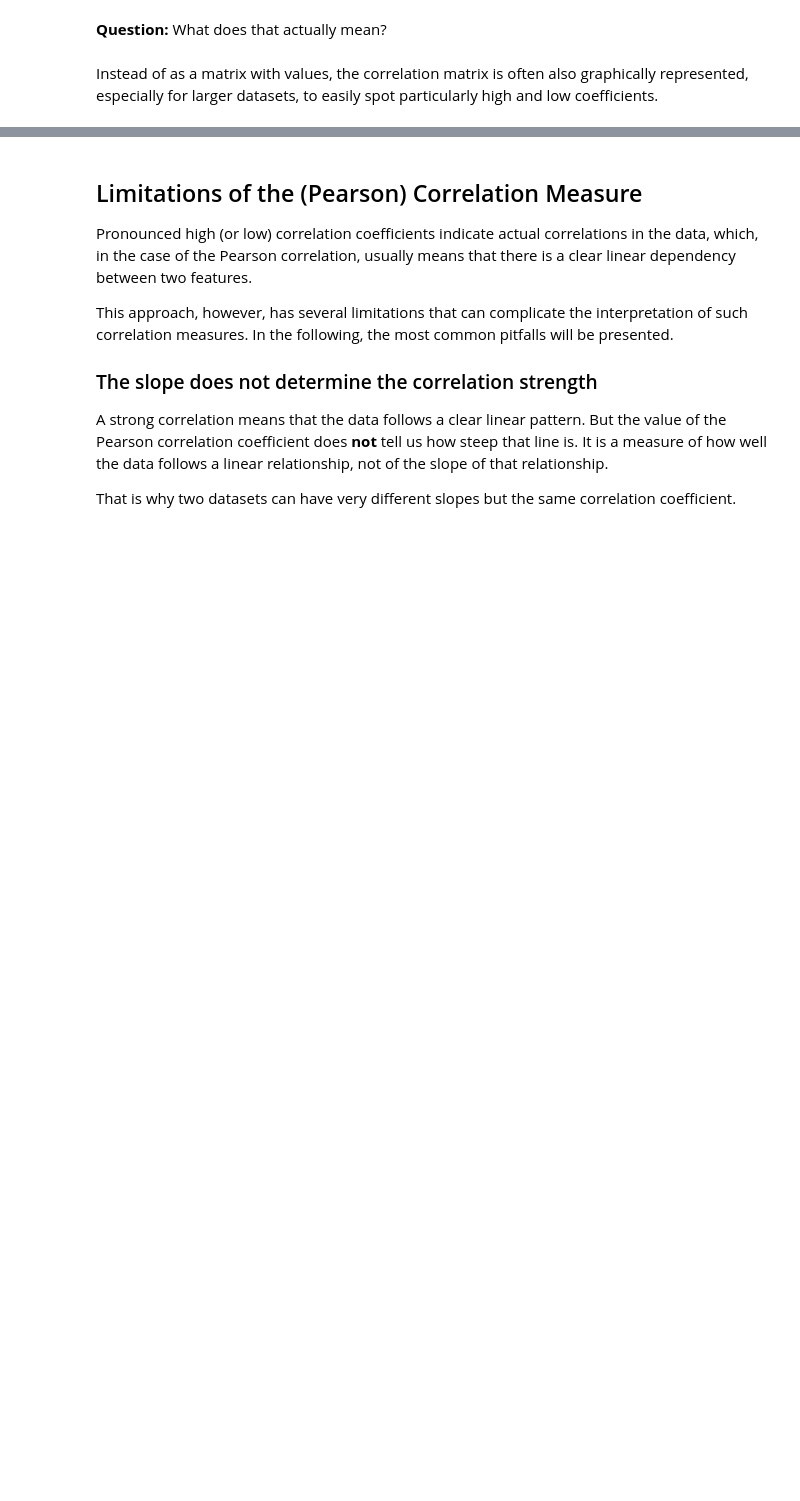
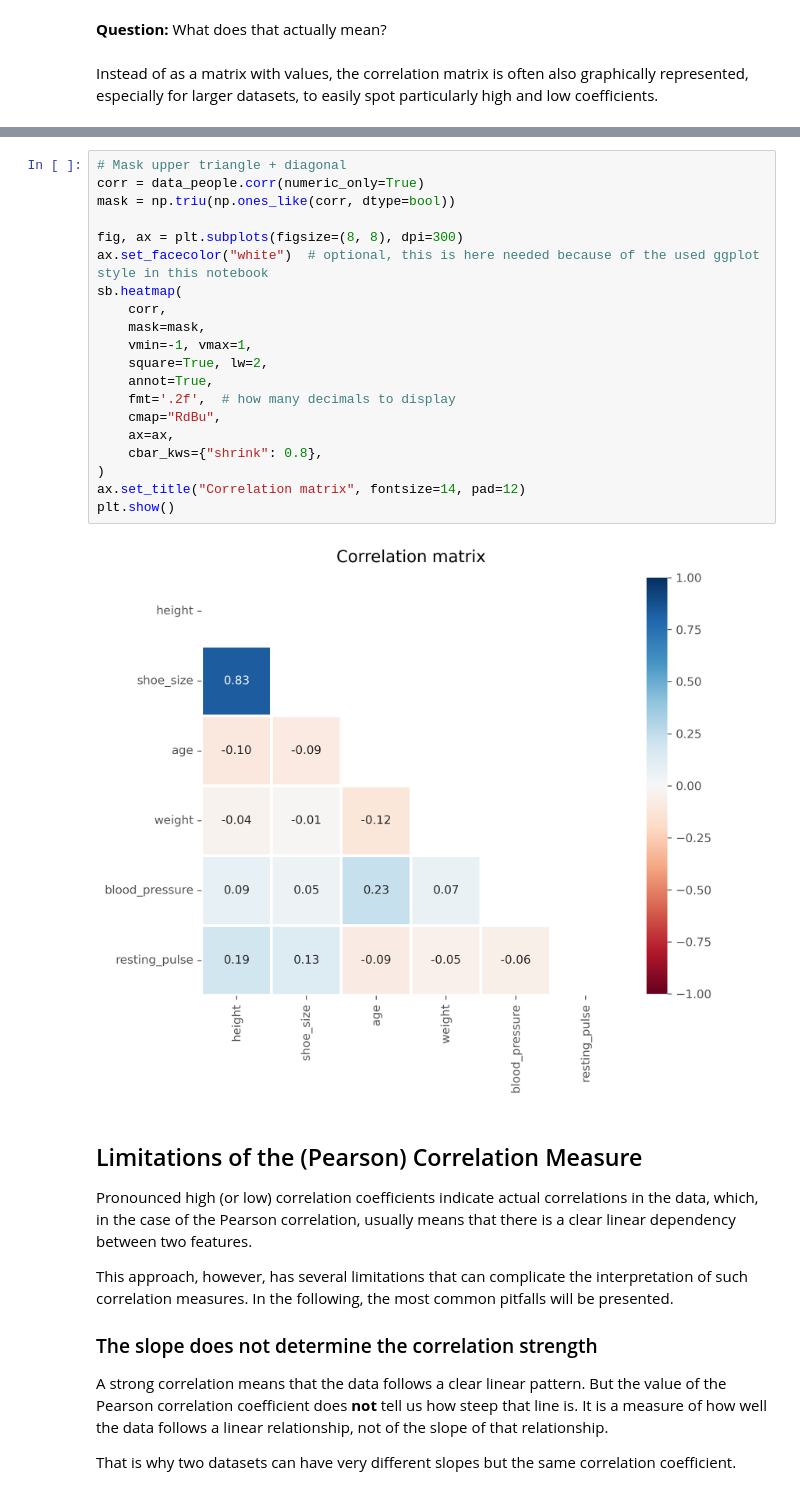
Before and after one commit to florian-huber/data_science_course, a Jupyter notebook: notebooks/11_correlation_analysis.ipynb, the cells around one changed output, grey strips where cells are left out. Saved outputs shown, nothing was run; the diff lists cells and outputs as text; blank space fills up the shorter version.

```diff
--- a/notebooks/11_correlation_analysis.ipynb
+++ b/notebooks/11_correlation_analysis.ipynb
@@ -268,3 +273,25 @@ plt.show()
+# %%
+# Mask upper triangle + diagonal
+corr = data_people.corr(numeric_only=True)
+mask = np.triu(np.ones_like(corr, dtype=bool))
+
+fig, ax = plt.subplots(figsize=(8, 8), dpi=300)
+ax.set_facecolor("white")  # optional, this is here needed because of the used ggplot style in this notebook
+sb.heatmap(
+    corr,
+    mask=mask,
+    vmin=-1, vmax=1,
+    square=True, lw=2,
+    annot=True,
+    fmt='.2f',  # how many decimals to display
+    cmap="RdBu",
+    ax=ax,
+    cbar_kws={"shrink": 0.8},
+)
+ax.set_title("Correlation matrix", fontsize=14, pad=12)
+plt.show()
+# %% [output]
+[figure, added]
 # %% [markdown]
 ## Limitations of the (Pearson) Correlation Measure
 Pronounced high (or low) correlation coefficients indicate actual correlations in the data, which, in the case of the Pearson correlation, usually means that there is a clear linear dependency between two features.
```
Also changed, not shown: parts of 2 cells of this notebook.
